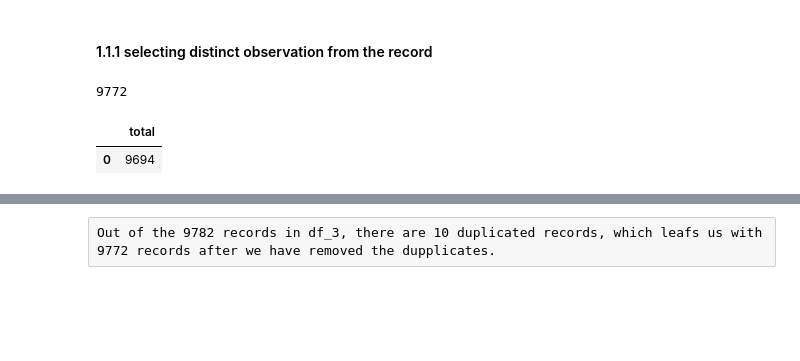
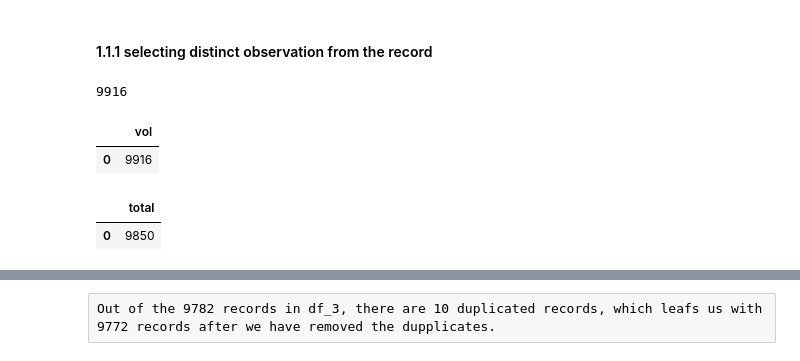
Before and after one commit to ebenezer2015/Data-Analytics-in-Pandas, a Jupyter notebook: SQL_Tasks_in_Python_new.ipynb, the cells around one changed output, grey strips where cells are left out. Drawn from its saved outputs; the diff is of its cells as text; code cells hidden in the pictures; blank space fills up the shorter version.

```diff
--- a/SQL_Tasks_in_Python_new.ipynb
+++ b/SQL_Tasks_in_Python_new.ipynb
@@ -196,16 +244,22 @@ Successfully installed dacite-1.8.1 htmlmin-0.1.12 imagehash-4.3.1 multimethod-1
 #### 1.1.1 selecting distinct observation from the record
 # %%
 #select distinct name, country, alpha_two_code from df_3
-dis_out = df_3[['country','alpha_two_code','name']].drop_duplicates()
-dis_out.head()
-len(dis_out)
+ds_df = df_2[['country','alpha_two_code','name']].drop_duplicates()
+ds_df.head()
+len(ds_df.name)
 # %% [output]
-9772
+9916
+# %%
+# The fact that distinct name is chosen
+sqldf("select count(name) as vol from (select distinct name, country, alpha_two_code from df_2)")
+# %% [output]
+|  | vol |
+| 0 | 9916 |
 # %%
-sqldf("select count(distinct name) as total from df_3")
+sqldf("select count(distinct name) as total from df_2")
 # %% [output]
 |  | total |
-| 0 | 9694 |
+| 0 | 9850 |
 # %%
 sqldf("select * from df_3")
 # %% [output]
```
Also changed, not shown: parts of 7 cells of this notebook, 1 other file.
